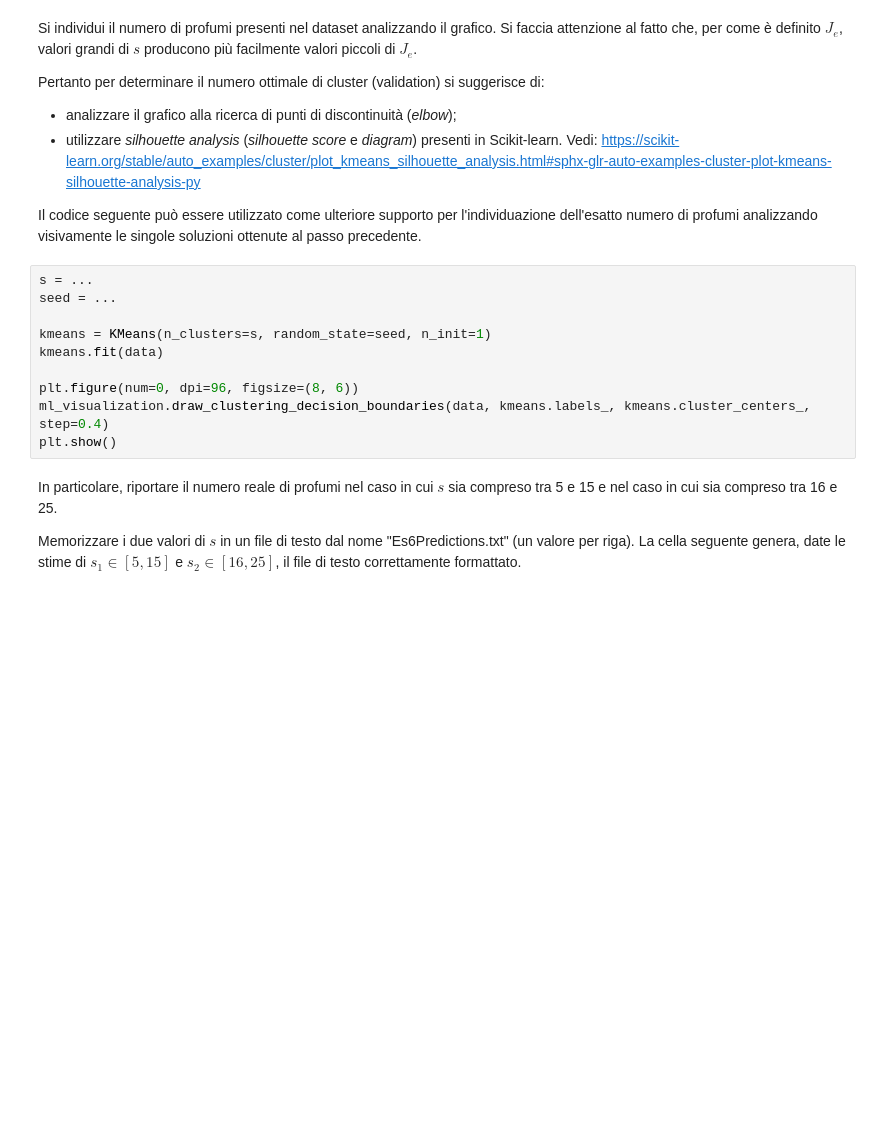
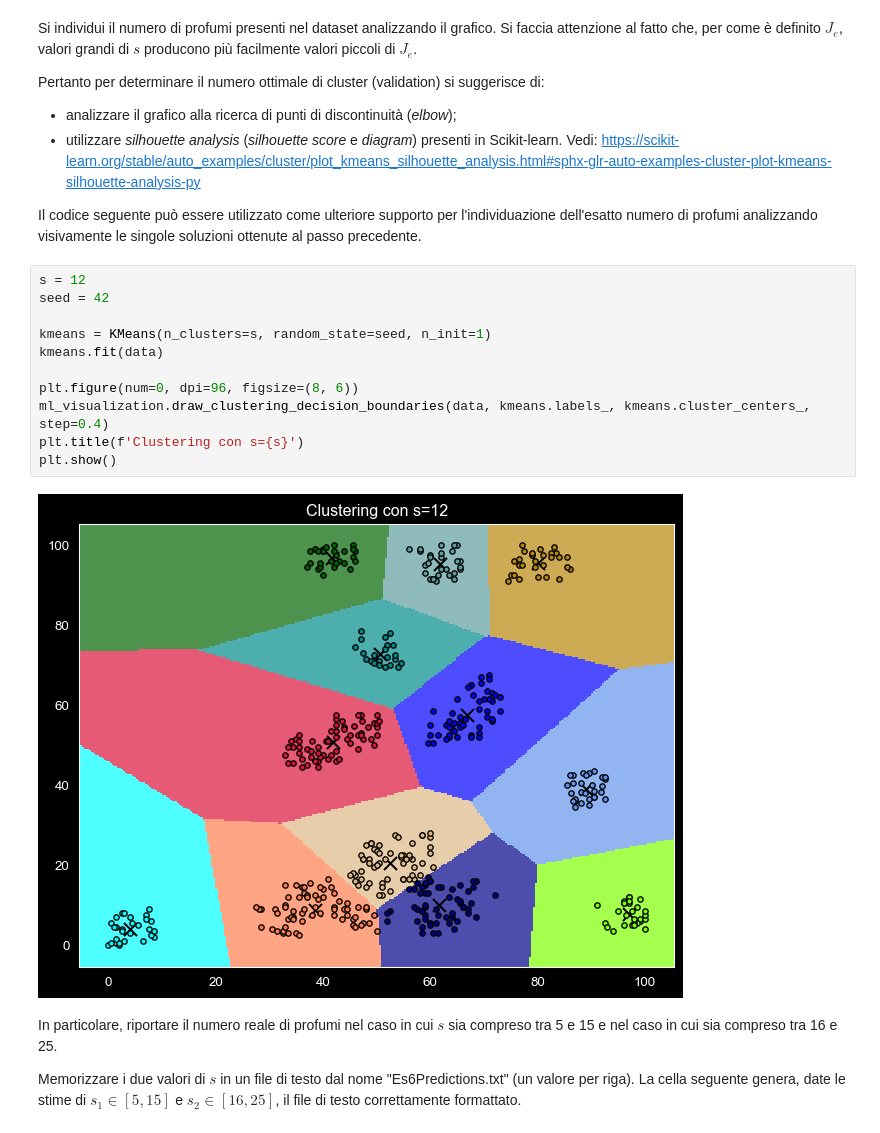
Before and after one commit to SamueleFerri/MachineLearning, a Jupyter notebook: 6 - KMeans/6 - KMeans.ipynb, the cells around one changed output. Saved outputs shown, nothing was run; the diff lists cells and outputs as text; blank space fills up the shorter version.

```diff
--- a/6 - KMeans/6 - KMeans.ipynb
+++ b/6 - KMeans/6 - KMeans.ipynb
@@ -316,15 +353,18 @@ https://scikit-learn.org/stable/auto_examples/cluster/plot_kmeans_silhouette_ana
 
 Il codice seguente può essere utilizzato come ulteriore supporto per l'individuazione dell'esatto numero di profumi analizzando visivamente le singole soluzioni ottenute al passo precedente.
 # %%
-s = ...
-seed = ...
+s = 12
+seed = 42
 
 kmeans = KMeans(n_clusters=s, random_state=seed, n_init=1)
 kmeans.fit(data)
 
 plt.figure(num=0, dpi=96, figsize=(8, 6))
 ml_visualization.draw_clustering_decision_boundaries(data, kmeans.labels_, kmeans.cluster_centers_, step=0.4)
+plt.title(f'Clustering con s={s}')
 plt.show()
+# %% [output]
+[figure, added]
 # %% [markdown]
 In particolare, riportare il numero reale di profumi nel caso in cui $s$ sia compreso tra 5 e 15 e nel caso in cui sia compreso tra 16 e 25.
 
```
Also changed, not shown: parts of 2 cells of this notebook.
